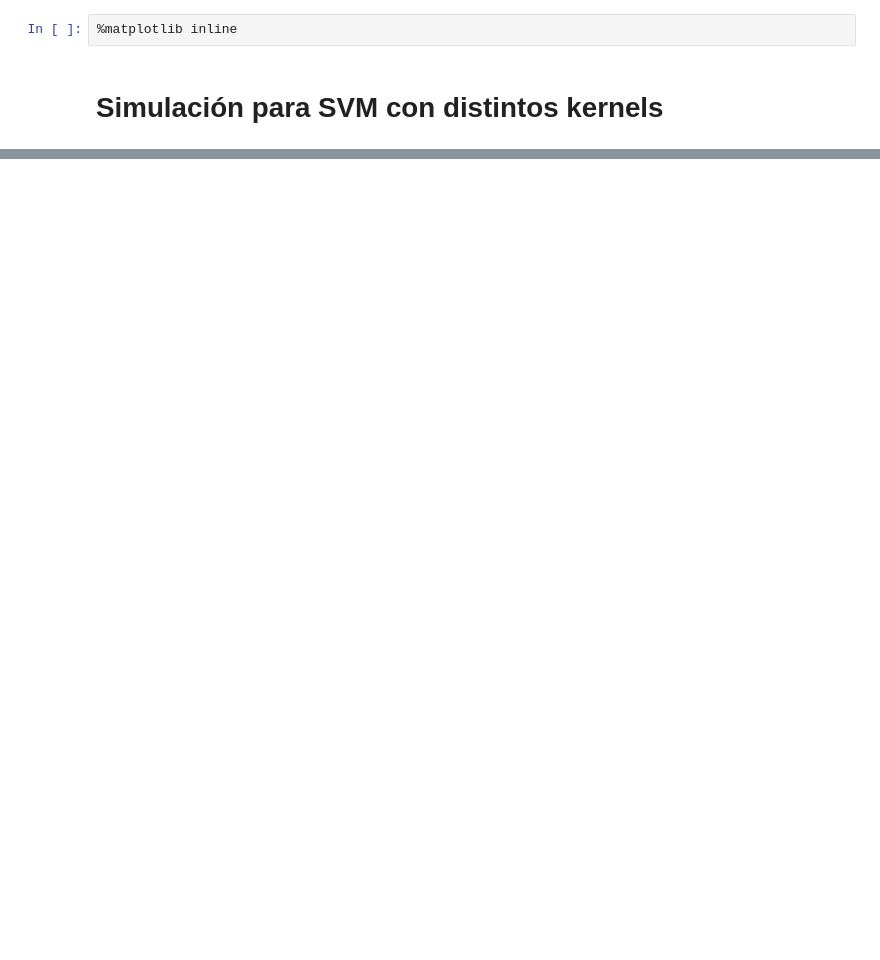
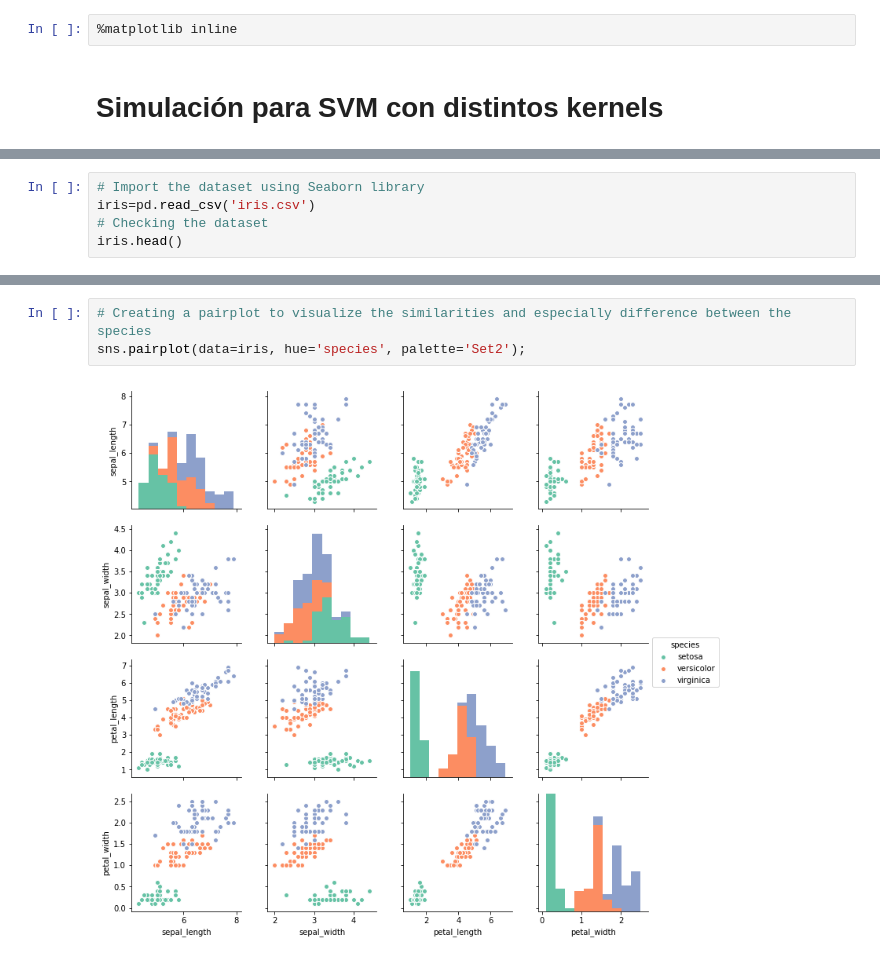
Before and after one commit to julianferres/Aprendizaje-Estadistico, a Jupyter notebook: Presentacion Final/plot_iris_exercise.ipynb, the cells around one changed output, grey strips where cells are left out. Cells and saved outputs as stored; diff of their text form; blank space fills up the shorter version.

Commit message:
Agrego pair plot a iris

```diff
--- a/Presentacion Final/plot_iris_exercise.ipynb
+++ b/Presentacion Final/plot_iris_exercise.ipynb
@@ -63,0 +10,5 @@ plt.show()
+# %%
+# Import the dataset using Seaborn library
+iris=pd.read_csv('iris.csv')
+# Checking the dataset
+iris.head()
@@ -63,0 +22,5 @@ plt.show()
+# %%
+# Creating a pairplot to visualize the similarities and especially difference between the species
+sns.pairplot(data=iris, hue='species', palette='Set2');
+# %% [output]
+[figure, added]
```
Also changed, not shown: parts of 5 cells of this notebook, 2 other files.
